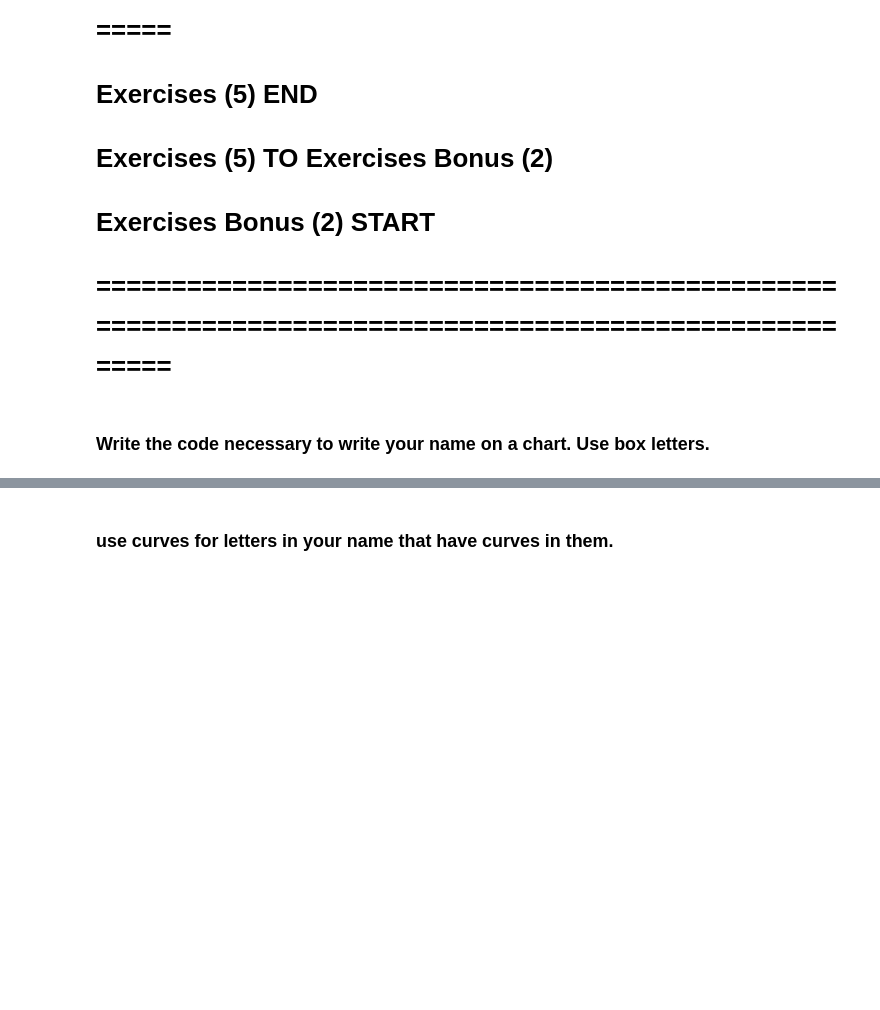
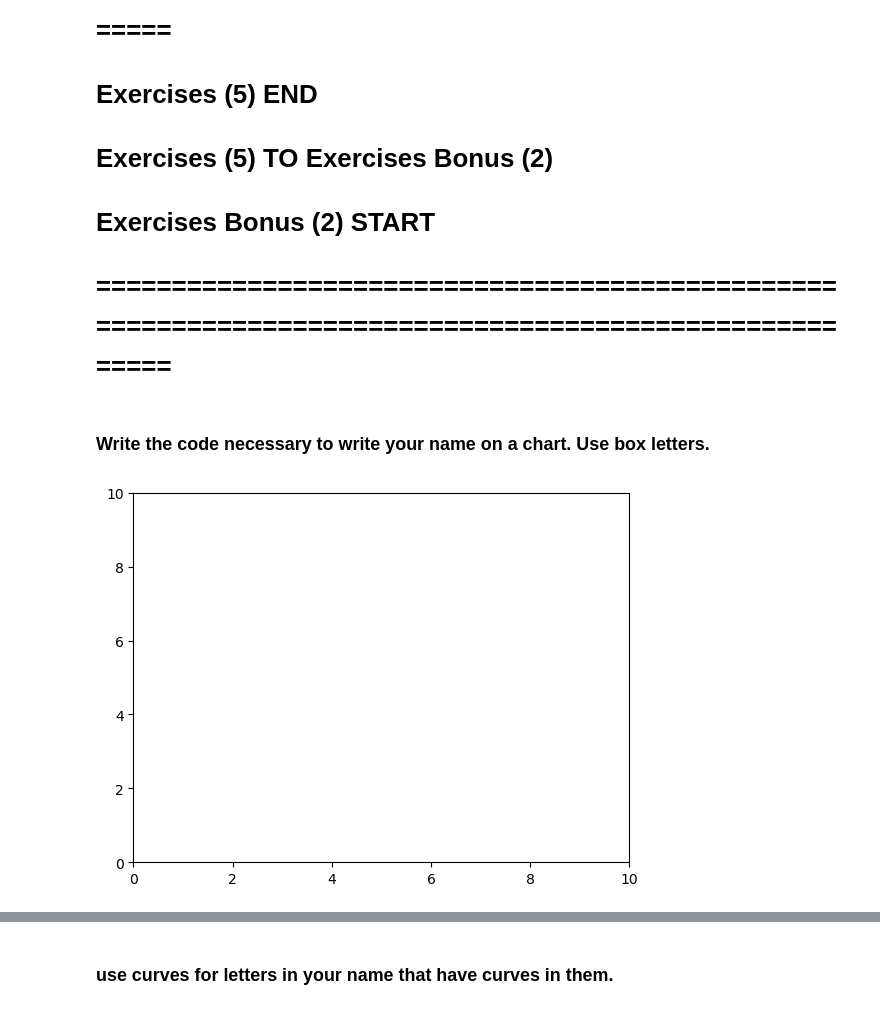
Before and after one commit to Jared-Wood135/numpy-pandas-visualization-exercises, a Jupyter notebook: matplotlib_exercises.ipynb, the cells around one changed output, grey strips where cells are left out. Cells and saved outputs as stored; diff of their text form; code cells hidden in the pictures; blank space fills up the shorter version.

```diff
--- a/matplotlib_exercises.ipynb
+++ b/matplotlib_exercises.ipynb
@@ -120,3 +120,9 @@ COMPLETED
 # =======================================================================================================
 # %% [markdown]
 ### Write the code necessary to write your name on a chart. Use box letters.
+# %%
+plt.xlim(0, 10)
+plt.ylim(0, 10)
+plt.show()
+# %% [output]
+[figure, added]
```
Also changed, not shown: parts of 4 cells of this notebook.
